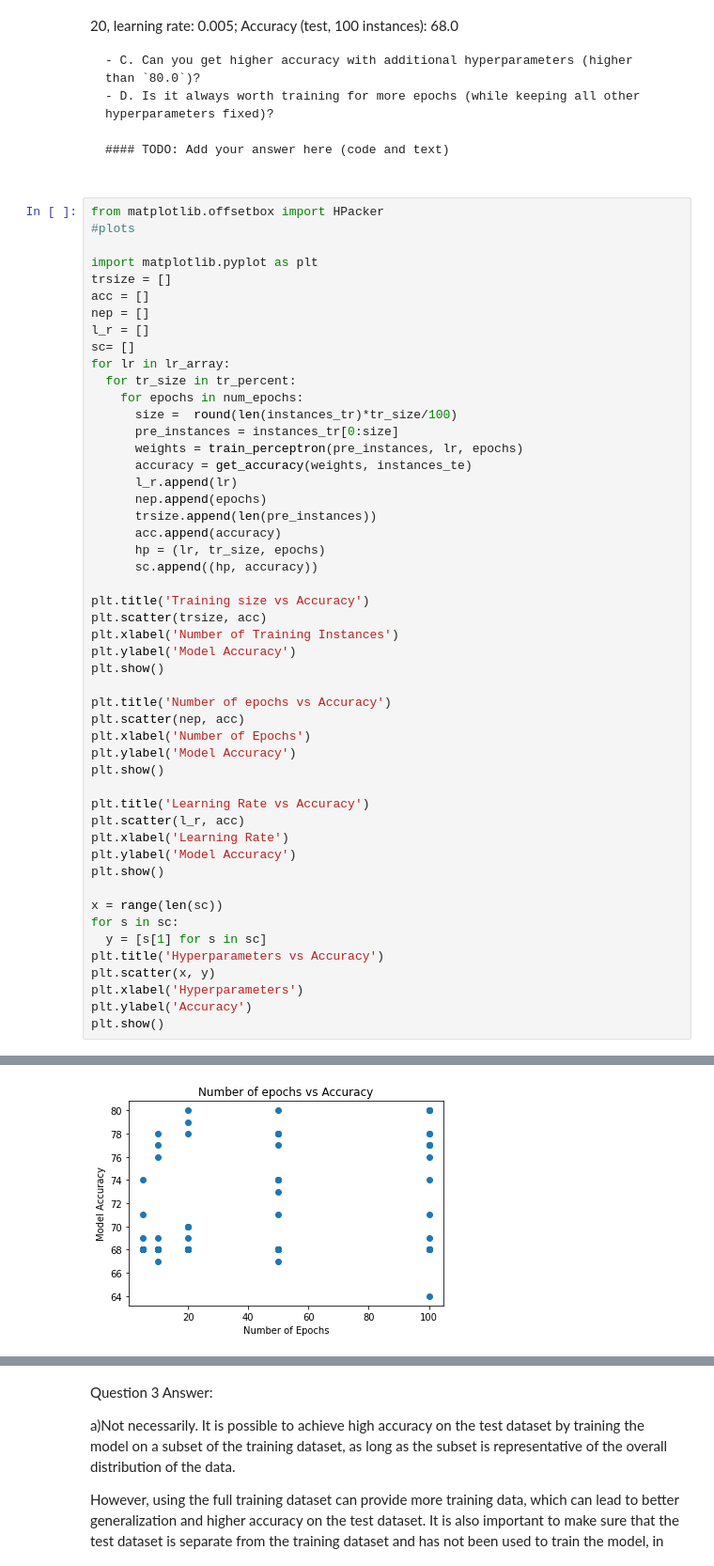
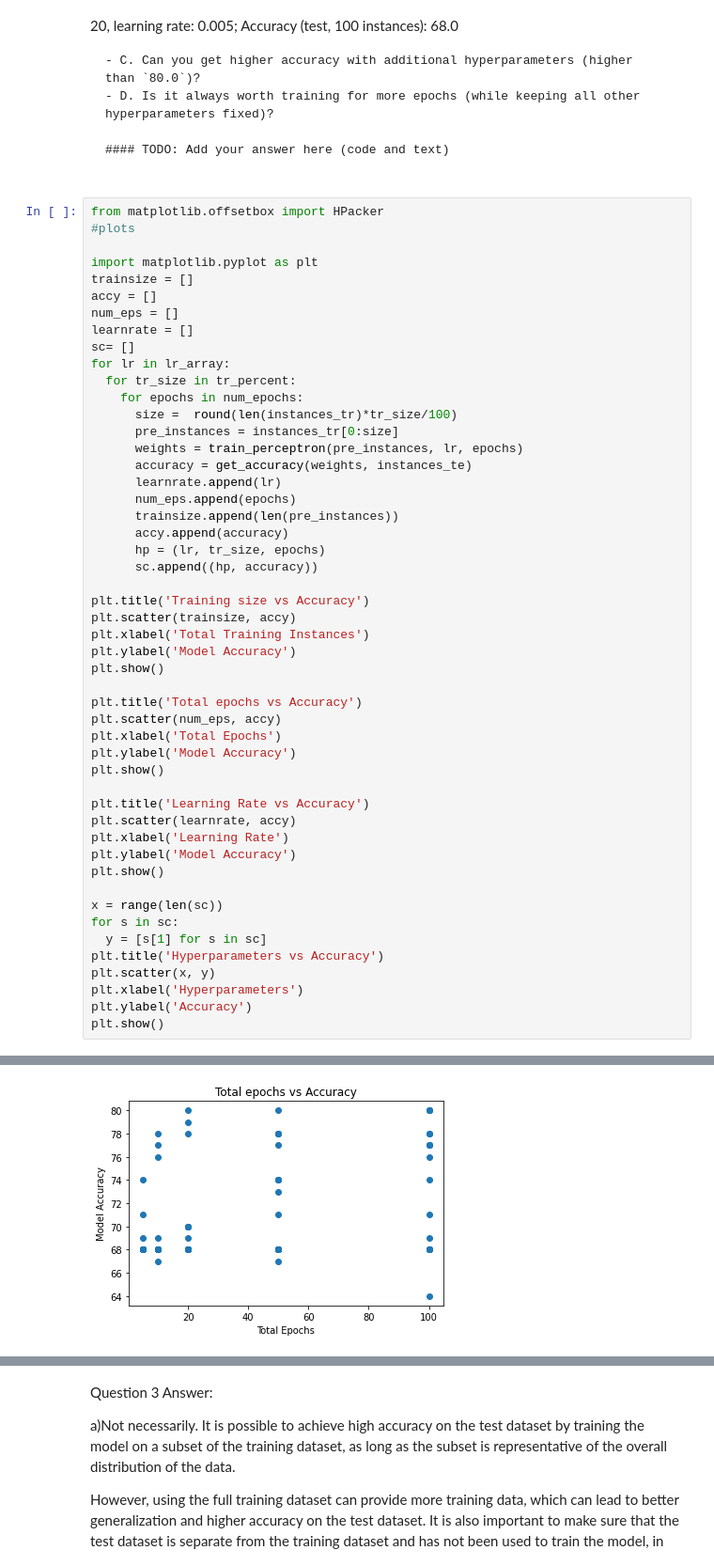
Before and after one commit to surya5a72/csce5218, a Jupyter notebook: Lakkoju_HW2_Perceptron.ipynb, the cells around one changed output, grey strips where cells are left out. Shown at 94% size. Drawn from its saved outputs; the diff is of its cells as text.

```diff
--- a/Lakkoju_HW2_Perceptron.ipynb
+++ b/Lakkoju_HW2_Perceptron.ipynb
@@ -243,10 +243,10 @@ from matplotlib.offsetbox import HPacker
 #plots
 
 import matplotlib.pyplot as plt
-trsize = []
-acc = []
-nep = []
-l_r = []
+trainsize = []
+accy = []
+num_eps = []
+learnrate = []
 sc= []
 for lr in lr_array:
   for tr_size in tr_percent:
@@ -255,27 +255,27 @@ for lr in lr_array:
       pre_instances = instances_tr[0:size]
       weights = train_perceptron(pre_instances, lr, epochs)
       accuracy = get_accuracy(weights, instances_te)
-      l_r.append(lr)
-      nep.append(epochs)
-      trsize.append(len(pre_instances))
-      acc.append(accuracy)
+      learnrate.append(lr)
+      num_eps.append(epochs)
+      trainsize.append(len(pre_instances))
+      accy.append(accuracy)
       hp = (lr, tr_size, epochs)
       sc.append((hp, accuracy))
 
 plt.title('Training size vs Accuracy')
-plt.scatter(trsize, acc)
-plt.xlabel('Number of Training Instances')
+plt.scatter(trainsize, accy)
+plt.xlabel('Total Training Instances')
 plt.ylabel('Model Accuracy')
 plt.show()
 
-plt.title('Number of epochs vs Accuracy')
-plt.scatter(nep, acc)
-plt.xlabel('Number of Epochs')
+plt.title('Total epochs vs Accuracy')
+plt.scatter(num_eps, accy)
+plt.xlabel('Total Epochs')
 plt.ylabel('Model Accuracy')
 plt.show()
 
 plt.title('Learning Rate vs Accuracy')
-plt.scatter(l_r, acc)
+plt.scatter(learnrate, accy)
 plt.xlabel('Learning Rate')
 plt.ylabel('Model Accuracy')
 plt.show()
@@ -293,4 +293,4 @@ plt.show()
-[figure, old version]
+[figure, new version]
 [figure]
 [figure]
 # %% [markdown]
```
Also changed, not shown: parts of 2 cells of this notebook.
